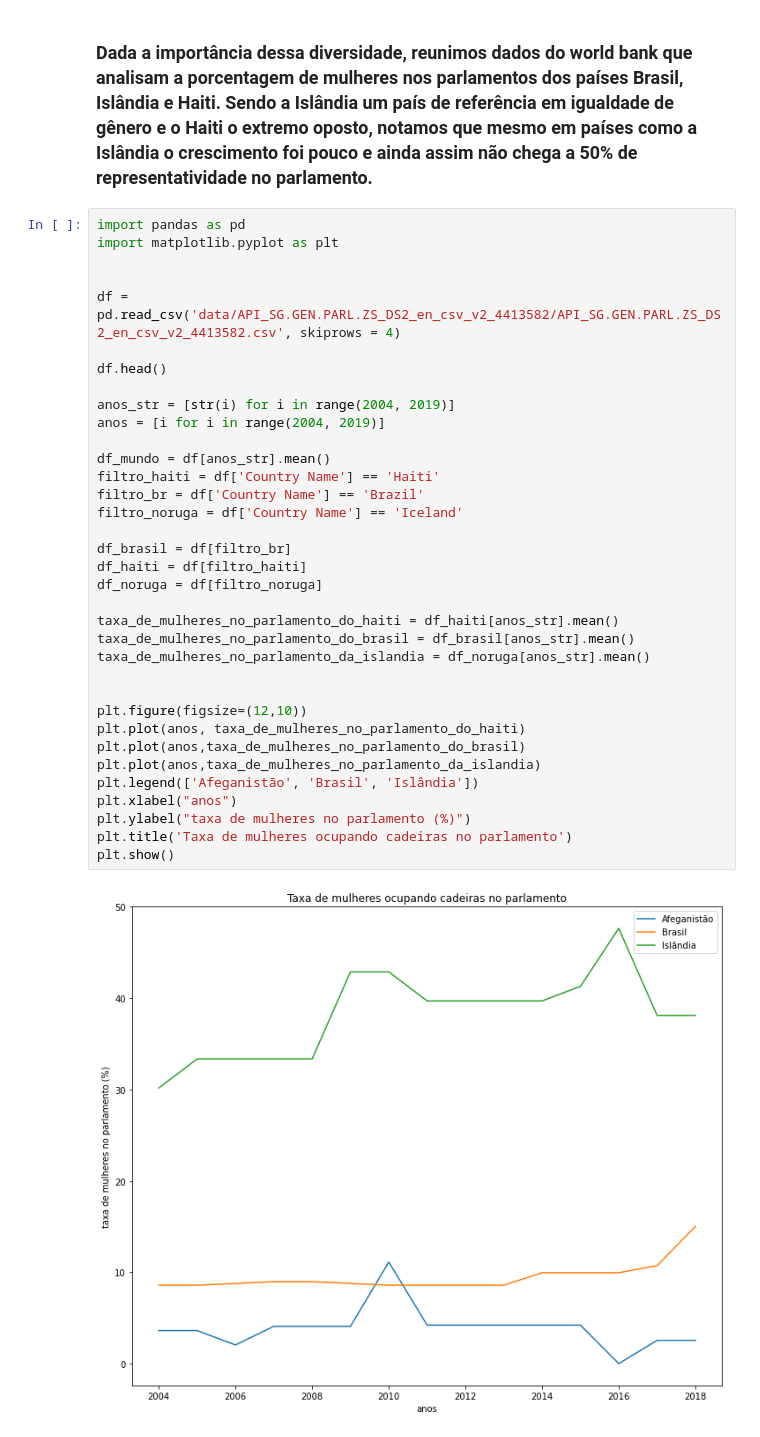
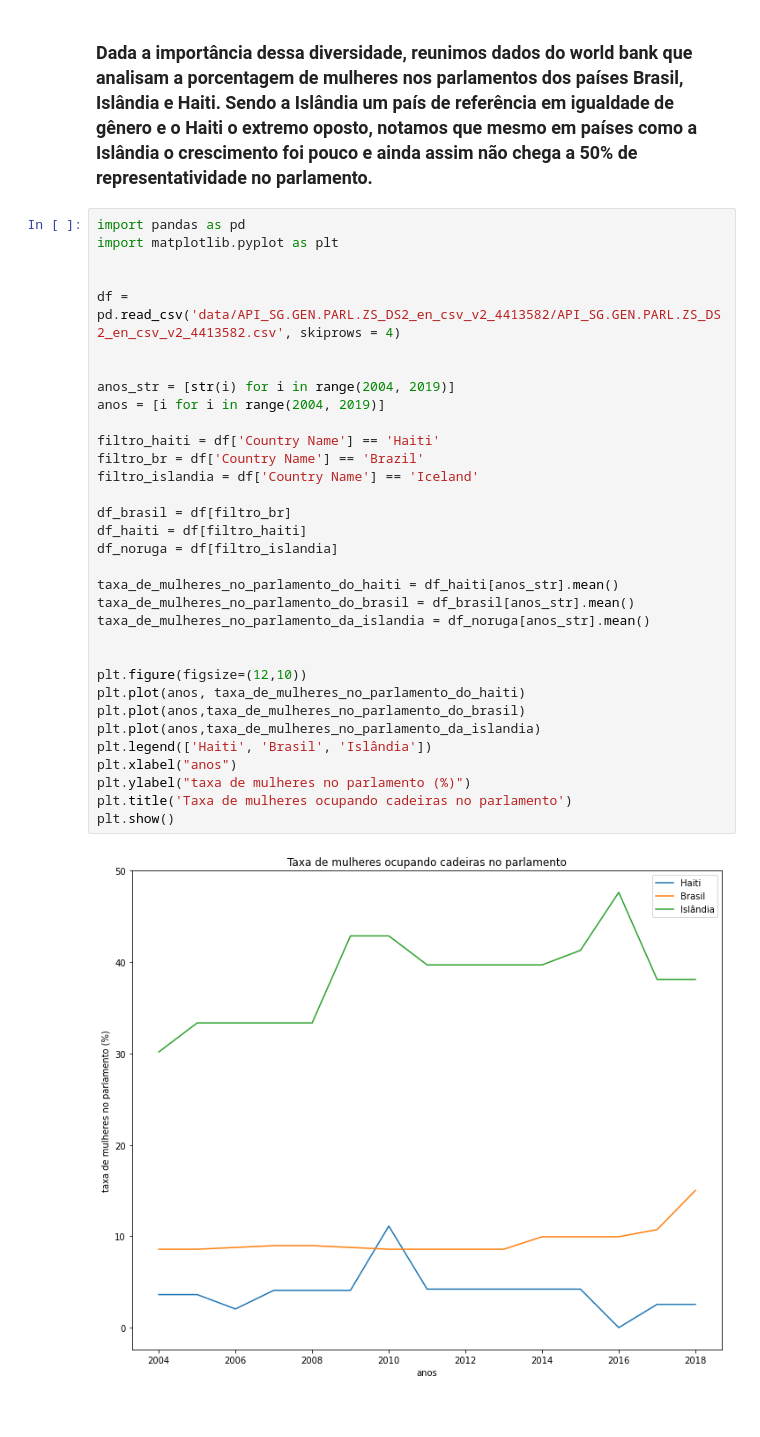
Before and after one commit to C0D8/APS-CDADOS, a Jupyter notebook: aps_1.ipynb, the cells around one changed output. Cells and saved outputs as stored; diff of their text form.

```diff
--- a/aps_1.ipynb
+++ b/aps_1.ipynb
@@ -10,36 +10,34 @@
 import pandas as pd
 import matplotlib.pyplot as plt
 
 
 df = pd.read_csv('data/API_SG.GEN.PARL.ZS_DS2_en_csv_v2_4413582/API_SG.GEN.PARL.ZS_DS2_en_csv_v2_4413582.csv', skiprows = 4)
 
-df.head()
 
 anos_str = [str(i) for i in range(2004, 2019)]
 anos = [i for i in range(2004, 2019)]
 
-df_mundo = df[anos_str].mean()
 filtro_haiti = df['Country Name'] == 'Haiti'
 filtro_br = df['Country Name'] == 'Brazil'
-filtro_noruga = df['Country Name'] == 'Iceland'
+filtro_islandia = df['Country Name'] == 'Iceland'
 
 df_brasil = df[filtro_br]
 df_haiti = df[filtro_haiti]
-df_noruga = df[filtro_noruga]
+df_noruga = df[filtro_islandia]
 
 taxa_de_mulheres_no_parlamento_do_haiti = df_haiti[anos_str].mean()
 taxa_de_mulheres_no_parlamento_do_brasil = df_brasil[anos_str].mean()
 taxa_de_mulheres_no_parlamento_da_islandia = df_noruga[anos_str].mean()
 
 
 plt.figure(figsize=(12,10))
 plt.plot(anos, taxa_de_mulheres_no_parlamento_do_haiti)
 plt.plot(anos,taxa_de_mulheres_no_parlamento_do_brasil)
 plt.plot(anos,taxa_de_mulheres_no_parlamento_da_islandia)
-plt.legend(['Afeganistão', 'Brasil', 'Islândia'])
+plt.legend(['Haiti', 'Brasil', 'Islândia'])
 plt.xlabel("anos")
 plt.ylabel("taxa de mulheres no parlamento (%)")
 plt.title('Taxa de mulheres ocupando cadeiras no parlamento')
 plt.show()
 # %% [output]
-[figure, old version]
+[figure, new version]
```
Also changed, not shown: parts of 3 cells of this notebook, 3 other files.
